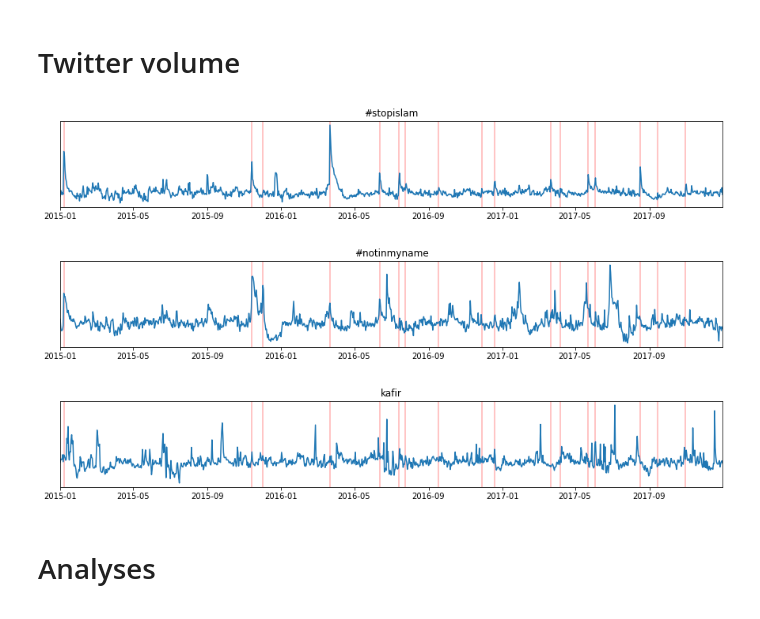
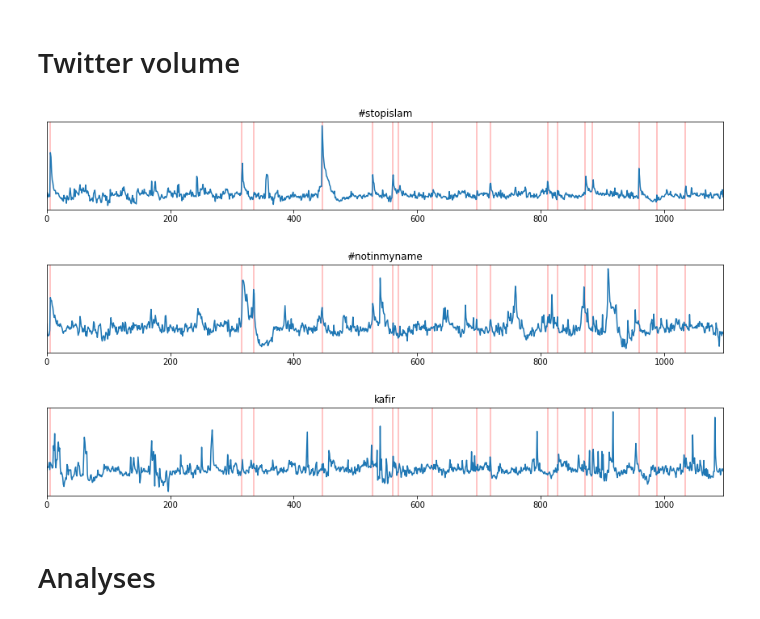
Before and after one commit to diozaka/pECA, a Jupyter notebook: demos/hatespeech.ipynb, the cells around one changed output. Cells and saved outputs as stored; diff of their text form; code cells hidden in the pictures.

```diff
--- a/demos/hatespeech.ipynb
+++ b/demos/hatespeech.ipynb
@@ -12,16 +12,24 @@ from tqdm.notebook import tqdm # progress bars
 
 import peca
+# %%
+def preprocess(df, loc):
+    output = df.copy()
+    output = np.log2(output + 1)
+    output = output - output.rolling(window=30).mean()
+    output = output.loc[loc].values
+    return output
 # %% [markdown]
 # Terrorist attacks
 # %%
 date_range = pd.date_range("2015-01-01", "2017-12-31", freq="1D")
 # %%
-# Download GTD from https://www.start.umd.edu/gtd/
-# We use the 2014-2017 data set
-
-#gtd = pd.read_csv("/path/to/gtd_14to17_0718dist.csv", low_memory=False)
-gtd = pd.read_csv("/home/erik/Documents/data/globalterrorism-start/gtd_14to17_0718dist.csv", low_memory=False)
-gtd = gtd.join(pd.to_datetime(gtd[["iyear", "imonth", "iday"]].rename({"iyear": "year", "imonth": "month", "iday": "day"}, axis="columns")).rename("date"))
+# Please download GTD from https://www.start.umd.edu/gtd/ and set
+# the correct path below. We use the 2014-2017 data set.
+gtd_path = "/home/erik/Documents/data/globalterrorism-start/"
+gtd = pd.read_csv(gtd_path + "gtd_14to17_0718dist.csv", low_memory=False)
+gtd = gtd.join(pd.to_datetime(gtd[["iyear", "imonth", "iday"]].rename(
+        {"iyear": "year", "imonth": "month", "iday": "day"},
+        axis="columns")).rename("date"))  # create custom date column
 # %%
 cols = ["date", "country_txt", "city", "nkill", "nwound", "gname"]
 
@@ -76,22 +82,21 @@ timeseries_daily = pd.read_csv("data/twitter-volume.csv", index_col=0, parse_dat
 # %%
-for c in timeseries_daily.columns:
-    # preprocessing
-    data = np.log2(timeseries_daily[c].copy()+1)
-    data = data - data.rolling(window=30).mean()
-    data = data.loc[date_range]
-
-    plt.figure(figsize=(15,2))
-    plt.title(c)
-    for d in eventseries[eventseries == 1].index:
-        plt.axvline(d, color="red", alpha=0.3)
-    plt.plot(data)
-    plt.xlim((date_range[0],date_range[-1]))
+timeseries_df = pd.read_csv("data/twitter-volume.csv",
+                            index_col=0, parse_dates=[0])
+keywords = timeseries_df.columns
+for keyword in keywords:
+    timeseries = preprocess(timeseries_df[keyword], date_range)
+    plt.figure(figsize=(15, 2))
+    plt.title(keyword)
+    for event in np.where(eventseries == 1)[0]:
+        plt.axvline(event, color="red", alpha=0.3)
+    plt.plot(timeseries)
+    plt.xlim(0, len(timeseries)-1)
     plt.yticks([])
     plt.show()
 # %% [output]
-[figure, old version]
+[figure, new version]
-[figure, old version]
+[figure, new version]
-[figure, old version]
+[figure, new version]
 # %% [markdown]
 # Analyses
 # %%
```
Also changed, not shown: parts of 8 cells of this notebook.
